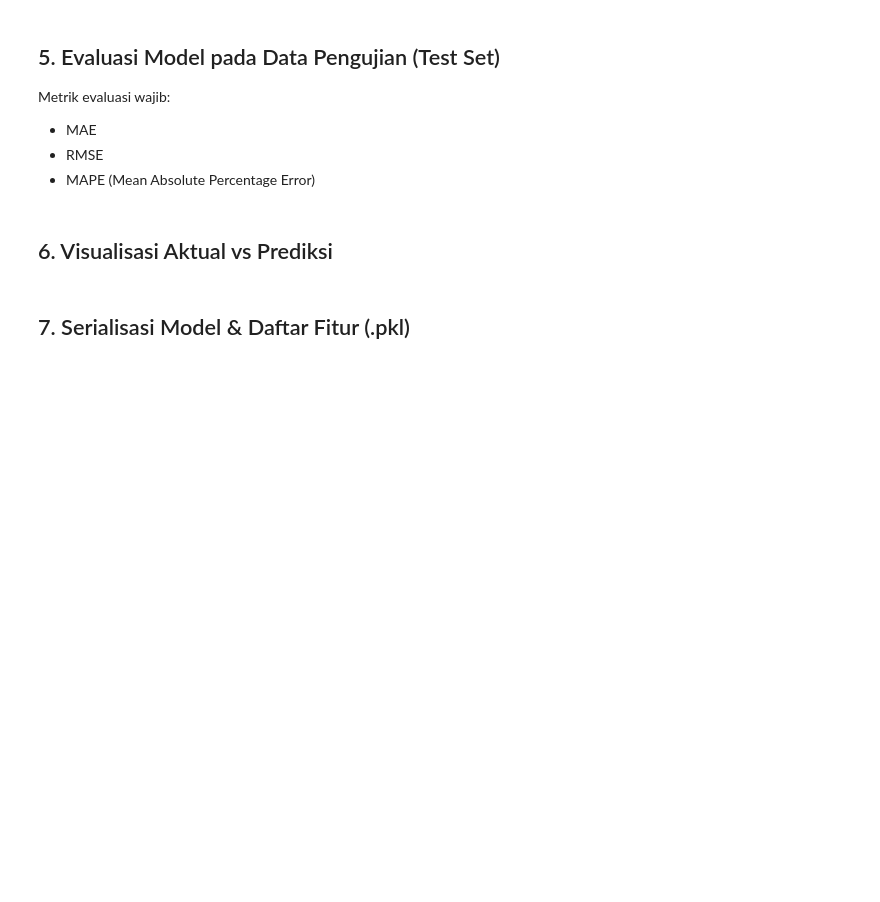
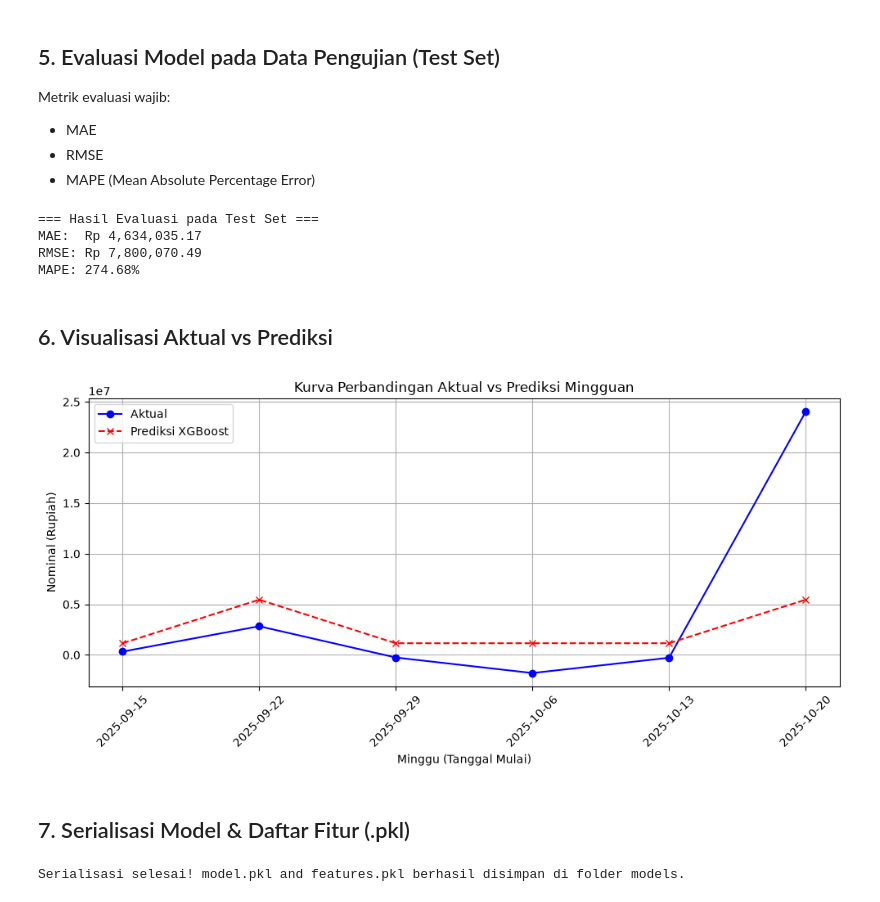
Before and after one commit to dickafchrlk/cashflow-prediction, a Jupyter notebook: notebooks/training.ipynb, the cells around one changed output. Saved outputs shown, nothing was run; the diff lists cells and outputs as text; code cells hidden in the pictures; blank space fills up the shorter version.

Commit message:
Test Update Untuk melihat perbedaan hasil dari projek apabila alurnya sedikit di perbaiki

```diff
--- a/notebooks/training.ipynb
+++ b/notebooks/training.ipynb
@@ -80,7 +96,7 @@ Rasio pembagian data:
 # %%
-train_df = features_df.iloc[:4].reset_index(drop=True)
-val_df = features_df.iloc[4:5].reset_index(drop=True)
-test_df = features_df.iloc[5:].reset_index(drop=True)
+train_df = features_df.iloc[:27].reset_index(drop=True)
+val_df = features_df.iloc[27:33].reset_index(drop=True)
+test_df = features_df.iloc[33:].reset_index(drop=True)
 
 feature_cols = ['lag_1', 'lag_2', 'rolling_mean_3', 'growth_rate']
 target_col = 'target'
@@ -115,24 +162,33 @@ y_pred = model.predict(X_test)
 
 rmse = root_mean_squared_error(y_test, y_pred)
 mae = mean_absolute_error(y_test, y_pred)
-mape = np.mean(np.abs((y_test - y_pred) / (y_test + 1e-5))) * 100
+mape = np.mean(np.abs((y_test.values - y_pred) / (y_test.values + 1e-5))) * 100
 
 print("=== Hasil Evaluasi pada Test Set ===")
 print(f"MAE:  Rp {mae:,.2f}")
 print(f"RMSE: Rp {rmse:,.2f}")
 print(f"MAPE: {mape:.2f}%")
+# %% [output]
+=== Hasil Evaluasi pada Test Set ===
+MAE:  Rp 4,634,035.17
+RMSE: Rp 7,800,070.49
+MAPE: 274.68%
 # %% [markdown]
 ## 6. Visualisasi Aktual vs Prediksi
 # %%
-plt.figure(figsize=(8, 5))
-plt.plot(test_df['month'], y_test, marker='o', label='Aktual', color='blue')
-plt.plot(test_df['month'], y_pred, marker='x', label='Prediksi XGBoost', color='red', linestyle='--')
-plt.title('Kurva Perbandingan Aktual vs Prediksi Bulanan')
-plt.xlabel('Bulan')
+plt.figure(figsize=(10, 5))
+plt.plot(test_df['week'], y_test, marker='o', label='Aktual', color='blue')
+plt.plot(test_df['week'], y_pred, marker='x', label='Prediksi XGBoost', color='red', linestyle='--')
+plt.title('Kurva Perbandingan Aktual vs Prediksi Mingguan')
+plt.xlabel('Minggu (Tanggal Mulai)')
 plt.ylabel('Nominal (Rupiah)')
+plt.xticks(rotation=45)
 plt.legend()
 plt.grid(True)
+plt.tight_layout()
 plt.show()
+# %% [output]
+[figure, added]
 # %% [markdown]
 ## 7. Serialisasi Model & Daftar Fitur (.pkl)
 # %%
@@ -142,4 +198,6 @@ with open('../models/model.pkl', 'wb') as f:
 
 with open('../models/features.pkl', 'wb') as f:
     pickle.dump(feature_cols, f)
-print("Serialisasi selesai! model.pkl dan features.pkl berhasil disimpan di folder models.")
+print("Serialisasi selesai! model.pkl and features.pkl berhasil disimpan di folder models.")
+# %% [output]
+Serialisasi selesai! model.pkl and features.pkl berhasil disimpan di folder models.
```
Also changed, not shown: parts of 8 cells of this notebook, 26 other files.
